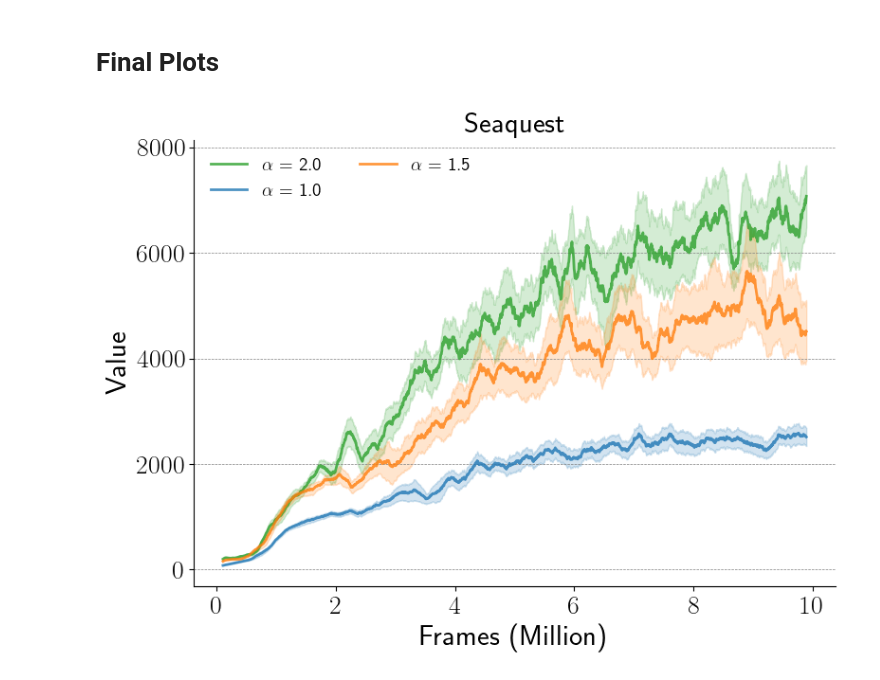
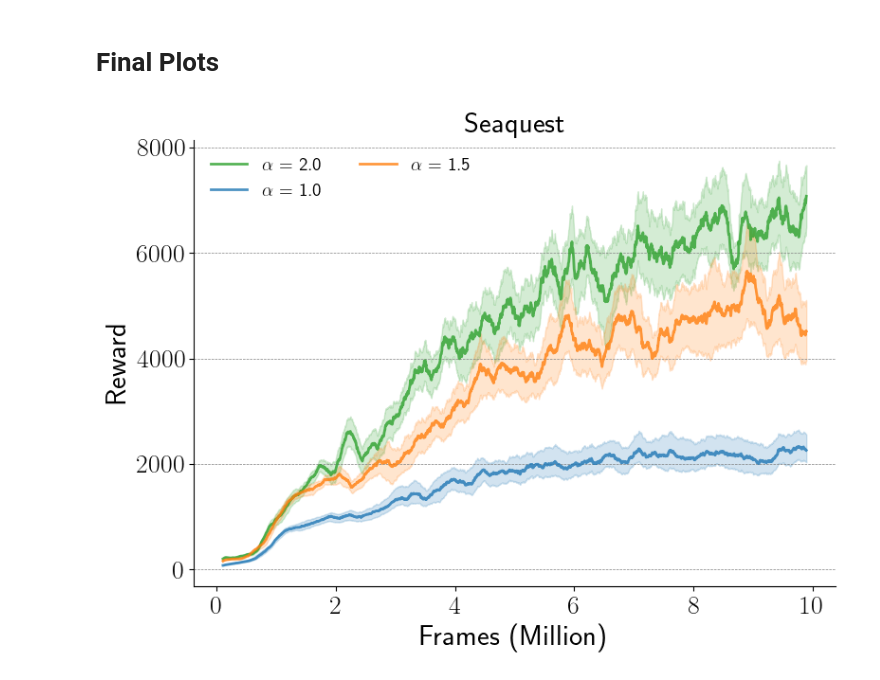
Before and after one commit to AthomsG/TAC_Thesis, a Jupyter notebook: generate_plots/Rewards & Sparsity Plots.ipynb, the cells around one changed output. Drawn from its saved outputs; the diff is of its cells as text; code cells hidden in the pictures.

```diff
--- a/generate_plots/Rewards & Sparsity Plots.ipynb
+++ b/generate_plots/Rewards & Sparsity Plots.ipynb
@@ -94,7 +97,7 @@ for i, global_results in enumerate(all_global_results):
         data_by_alpha[alpha].append(global_results[scalar.lower()]*scaling_factor)
 # %%
 window_size = 10
-threshold = 55.6  # Threshold for considering the slope as "didn't learn"
+threshold = 0  # Threshold for considering the slope as "didn't learn"
 
 learning_seeds = []
 non_learning_seeds = []
@@ -205,7 +209,7 @@ def identify_learning_seeds(data_by_alpha, window_size=10, threshold=10):
     return learning_seeds_by_alpha
 
 # Identify learning seeds
-learning_seeds_by_alpha = identify_learning_seeds(data_by_alpha, window_size, threshold=60)
+learning_seeds_by_alpha = identify_learning_seeds(data_by_alpha, window_size, threshold)
 
 
 def plot_metric(learning_seeds, metric, filename, window_size, scaling_factor):
@@ -235,35 +239,35 @@ def plot_metric(learning_seeds, metric, filename, window_size, scaling_factor):
         upper_quantile_smoothed = upper_quantile.rolling(window=window_size, center=True).mean()
 
         # Plot
         steps_transformed = median_vals.index
         color = colors[alpha]
         plt.plot(steps_transformed / scaling_factor, median_vals_smoothed, label=f'$\\alpha$ = {alpha}', linewidth=2, alpha=0.8, color=color)
         plt.fill_between(steps_transformed / scaling_factor,
                          lower_quantile_smoothed,
                          upper_quantile_smoothed, color=color, alpha=0.2)
 
     plt.xlabel('Frames (Million)', fontsize=22)
-    plt.ylabel(metric.capitalize(), fontsize=22)
+    plt.ylabel('Reward', fontsize=22)
     plt.title(env, fontsize=22)
     plt.tick_params(axis='both', which='major', labelsize=20)
 
     plt.gca().spines['top'].set_visible(False)
     plt.gca().spines['right'].set_visible(False)
 
     plt.gca().yaxis.grid(True, color='gray', linestyle='--', linewidth=0.5)
     plt.gca().xaxis.grid(False)
 
     plt.tight_layout()
     plt.legend(loc='upper left',frameon=False, fontsize=14, ncol=2)
     if env == 'Boxing':
         plt.ylim(0, 100)
     plt.savefig(f'{filename}.pdf')
     plt.show()
 
 # Plot and save Reward (using 'value' as the column name)
 plot_metric(learning_seeds_by_alpha, 'value', f'{env}_reward', window_size, scaling_factor)
 # %% [output]
-[figure, old version]
+[figure, new version]
 # %%
 # Helper function to plot with good seeds, allowing selection of alphas
 def plot_metric(learning_seeds, metric, filename, window_size, scaling_factor, selected_alphas):
```
Also changed, not shown: parts of 7 cells of this notebook.
